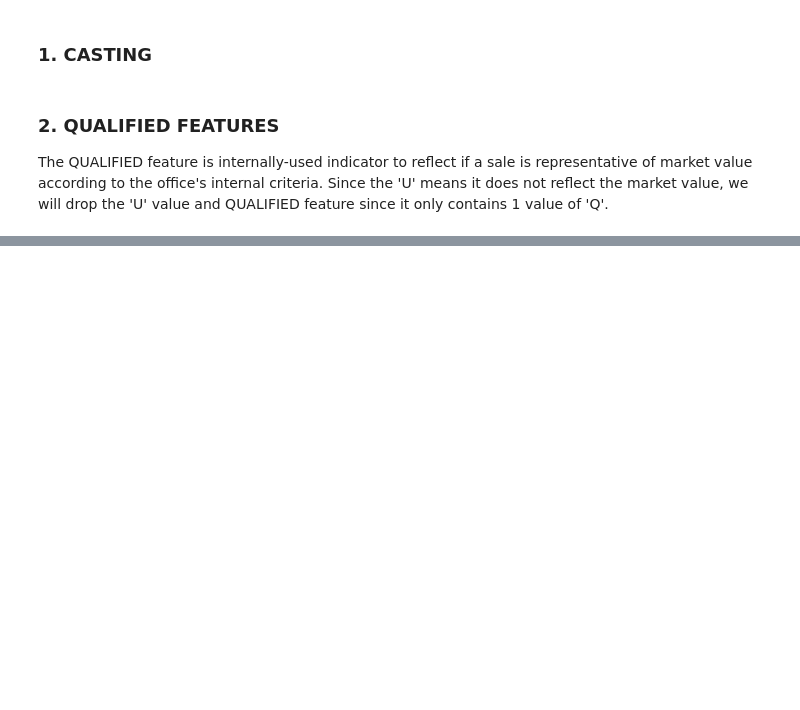
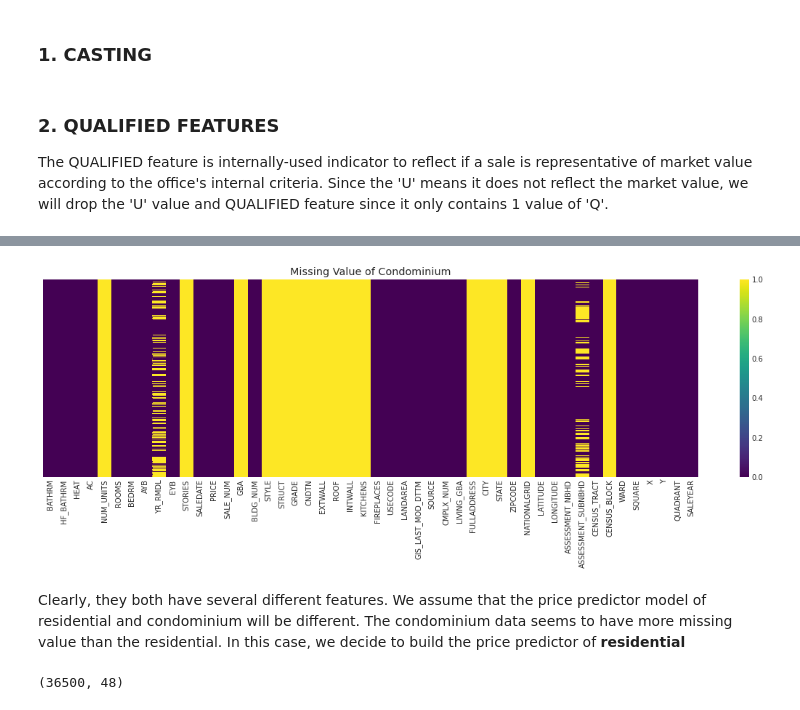
Before and after one commit to elvanselvano/purwadhika-final-project, a Jupyter notebook: notebooks/04_preprocessing.ipynb, the cells around one changed output, grey strips where cells are left out. Drawn from its saved outputs; the diff is of its cells as text; code cells hidden in the pictures; blank space fills up the shorter version.

```diff
--- a/notebooks/04_preprocessing.ipynb
+++ b/notebooks/04_preprocessing.ipynb
@@ -246,0 +101,8 @@ df_clean_9.shape
+# %%
+fig, ax = plt.subplots(figsize=(18,5))
+sns.heatmap(con.isnull(), yticklabels=False,cmap='viridis').set_title('Missing Value of Condominium')
+plt.show()
+# %% [output]
+[figure, added]
+# %% [markdown]
+Clearly, they both have several different features. We assume that the price predictor model of residential and condominium will be different. The condominium data seems to have more missing value than the residential. In this case, we decide to build the price predictor of **residential**
@@ -246,0 +116,4 @@ df_clean_9.shape
+# %%
+df4.shape
+# %% [output]
+(36500, 48)
```
Also changed, not shown: parts of 132 cells of this notebook, 3 other files.
